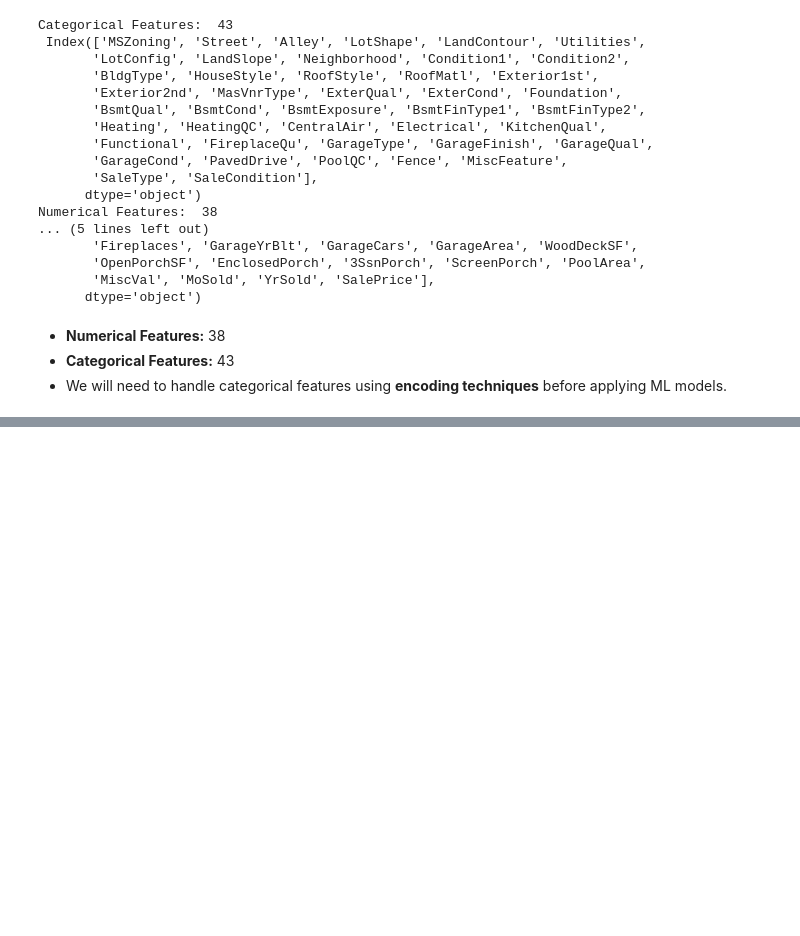
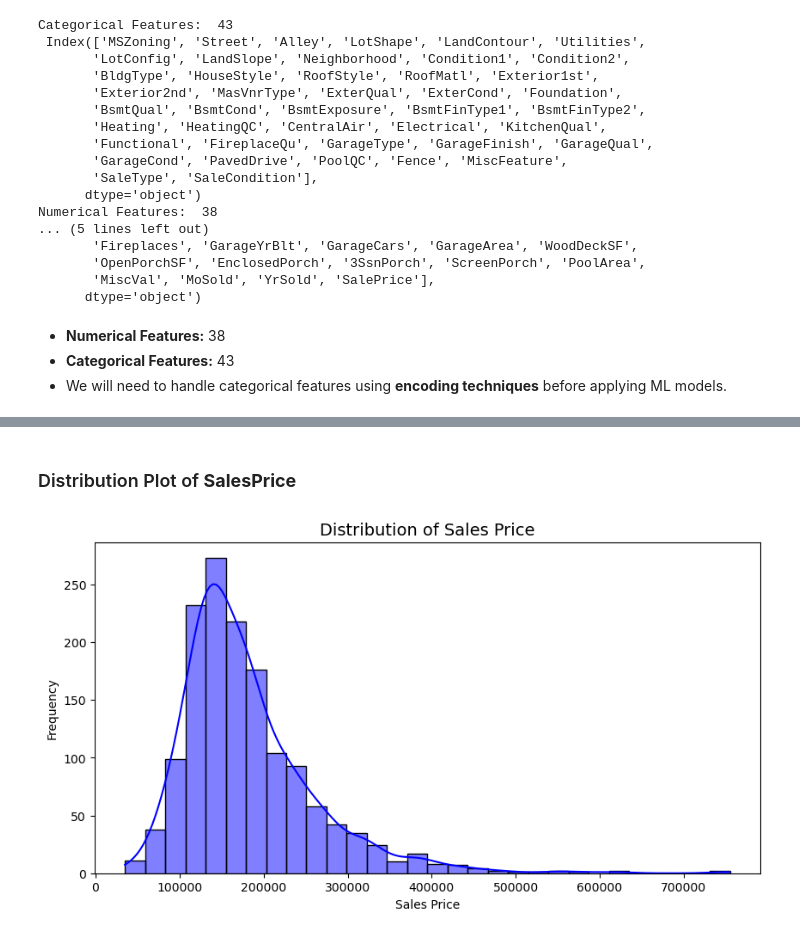
Before and after one commit to MuditNautiyal-21/machine-learning-projects, a Jupyter notebook: house-price-prediction/house_price_prediction.ipynb, the cells around one changed output, grey strips where cells are left out. Cells and saved outputs as stored; diff of their text form; code cells hidden in the pictures; blank space fills up the shorter version.

Commit message:
Completed EDA with visualizations and observations

```diff
--- a/house-price-prediction/house_price_prediction.ipynb
+++ b/house-price-prediction/house_price_prediction.ipynb
@@ -178,0 +189,20 @@ Numerical Features:  38
+# %% [markdown]
+### Distribution Plot of **SalesPrice**
+# %%
+import matplotlib.pyplot as plt # This library/package is going to help us visualize the data
+import seaborn as sns # A python package for visualization that is built on top of matplotlib. Can be used for Statistical Visualization.
+
+# Setting figure size:
+plt.figure(figsize = (10,5))
+
+# Histogram Plot:
+sns.histplot(train_df['SalePrice'], kde=True, bins=30, color='blue')
+
+# Titles: Plot Title, x-label, y-label
+plt.title('Distribution of Sales Price', fontsize=14) # This gives the title to the plot
+plt.xlabel('Sales Price') # This labels the X-Axis
+plt.ylabel('Frequency') # This labels the Y-Axis
+
+plt.show() # This sets the plot on the show (To display the plot)
+# %% [output]
+[figure, added]
```
Also changed, not shown: parts of 14 cells of this notebook.
